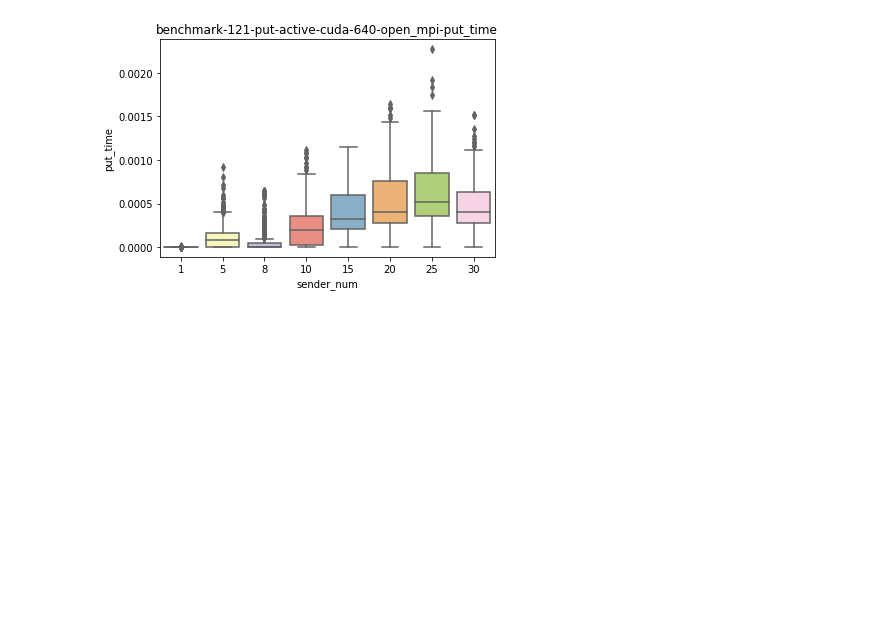
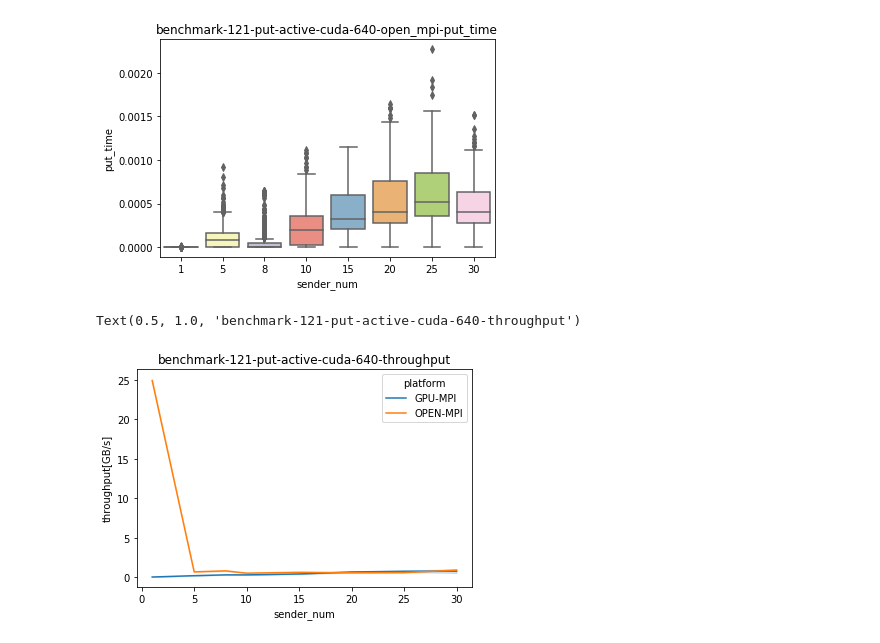
Before and after one commit to sinoyou/DPHPC-ETHZ-AS21-Visualization, a Jupyter notebook: active_put_121/active_put_121.ipynb, the cells around one changed output. Saved outputs shown, nothing was run; the diff lists cells and outputs as text; code cells hidden in the pictures; blank space fills up the shorter version.

Commit message:
update througput plot

```diff
--- a/active_put_121/active_put_121.ipynb
+++ b/active_put_121/active_put_121.ipynb
@@ -62,3 +61,4 @@ def raw_data_to_dataframe(gpu_data_path, cpu_data_path):
 data_path_gpu = 'benchmark_121_put_active_cuda_640_100_600.txt'
 data_path_cpu = 'benchmark_121_put_active_cpu_640_100_600.txt'
 thread_time_data = raw_data_to_dataframe(data_path_gpu, data_path_cpu)
+data_num = int(data_path_gpu.strip().split('_')[-3])
@@ -71,3 +69,32 @@ plot_prefix = '-'.join(plot_prefix)
 plot_prefix
 # %% [output]
 'benchmark-121-put-active-cuda-640'
+# %%
+def compute_average_total_time(data, data_num, data_size):
+    pd_data = pd.DataFrame(columns = ['sender_num', 'platform', 'ave_total_time', 'data_num', 'data_size'])
+    i = 0
+    while i < len(data):
+        # determine the thread number
+        sender_num = data.loc[i, 'sender_num']
+
+        # compute average total_time
+        ave_total_time = np.mean(data.loc[i:i+sender_num-1, 'total_time'])
+
+        # add row to new dataframe
+        row = {
+            'sender_num': sender_num,
+            'platform': data.loc[i, 'platform'],
+            'ave_total_time': ave_total_time,
+            'data_num': data_num,
+            'data_size': data_size,
+            'throughput[GB/s]': sender_num * data_num * data_size / ave_total_time / 1024 / 1024
+        }
+        pd_data = pd_data.append(row, ignore_index=True)
+
+        i += sender_num
+
+    return pd_data
+# %%
+block_data = compute_average_total_time(thread_time_data, data_num=data_num, data_size=8)  # double type = 8 bytes
+block_data.to_csv('block_data.csv')
+block_data
@@ -197,3 +238,10 @@ ax.set_title(f'{plot_prefix}-open_mpi-put_time')
 # %% [output]
 Text(0.5, 1.0, 'benchmark-121-put-active-cuda-640-open_mpi-put_time')
 [figure]
+# %%
+# throughput plot
+data_throughput = sns.lineplot(x='sender_num', y='throughput[GB/s]', hue='platform', data=block_data)
+data_throughput.set_title(f'{plot_prefix}-throughput')
+# %% [output]
+Text(0.5, 1.0, 'benchmark-121-put-active-cuda-640-throughput')
+[figure, added]
```
Also changed, not shown: parts of 6 cells of this notebook, 3 other files.
